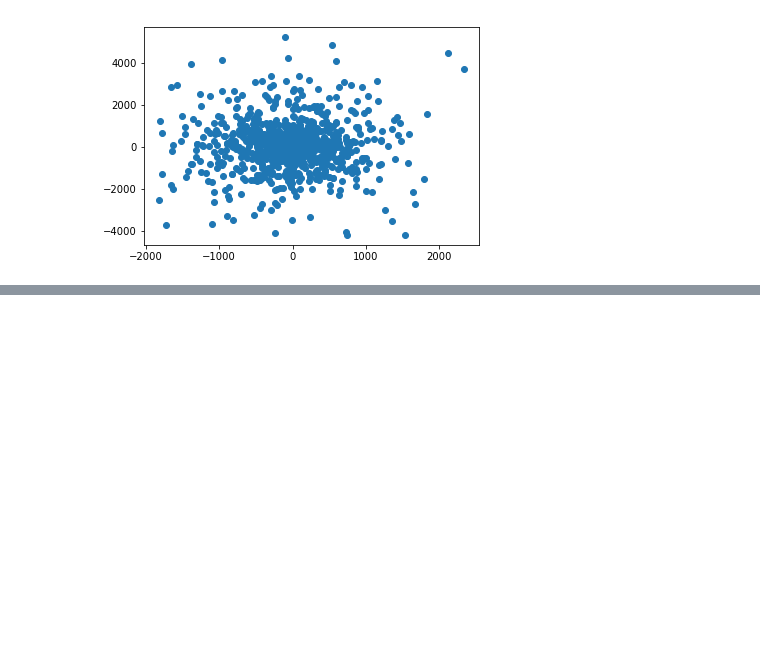
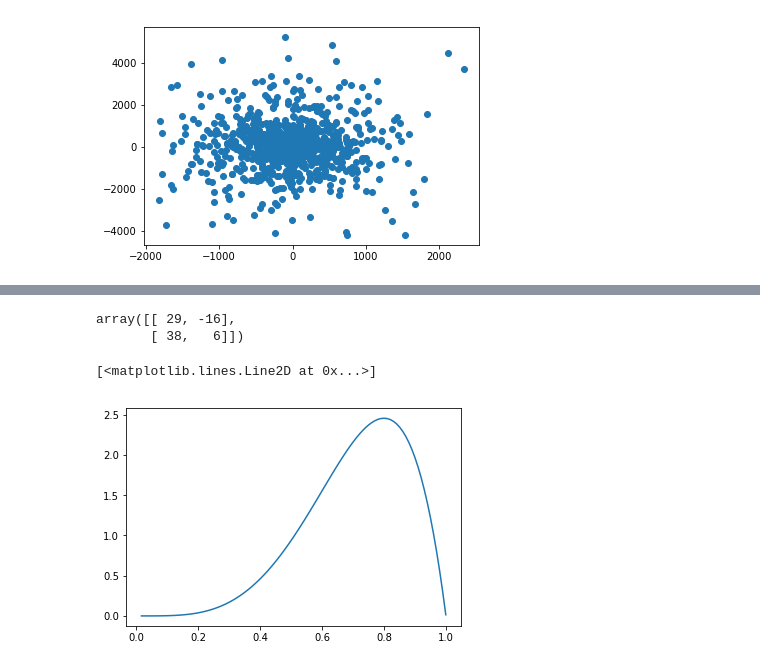
Before and after one commit to zlatankr/Data-Science-Curriculum, a Jupyter notebook: Scratch Pad.ipynb, the cells around one changed output, grey strips where cells are left out. Saved outputs shown, nothing was run; the diff lists cells and outputs as text; code cells hidden in the pictures; blank space fills up the shorter version.

```diff
--- a/Scratch Pad.ipynb
+++ b/Scratch Pad.ipynb
@@ -133,0 +144,11 @@ plt.scatter(new[0], new[1])
+# %%
+e2.dot(d2)
+# %% [output]
+array([[ 29, -16],
+       [ 38,   6]])
+# %%
+from scipy.stats import beta
+
+a, b = 5, 2
+# %%
+x = np.linspace(beta.ppf(.01, a, b), beta.ppf(.99, a, b), 100)
@@ -133,0 +157,5 @@ plt.scatter(new[0], new[1])
+# %%
+plt.plot(x, beta.pdf(x, a, b))
+# %% [output]
+[<matplotlib.lines.Line2D at 0x...>]
+[figure, added]
```
Also changed, not shown: parts of 11 cells of this notebook, 3 other files.
